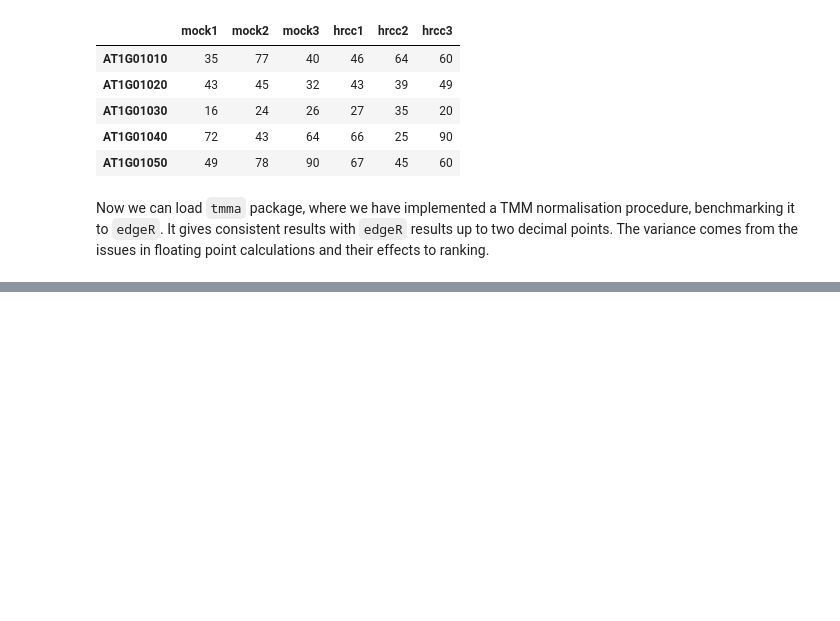
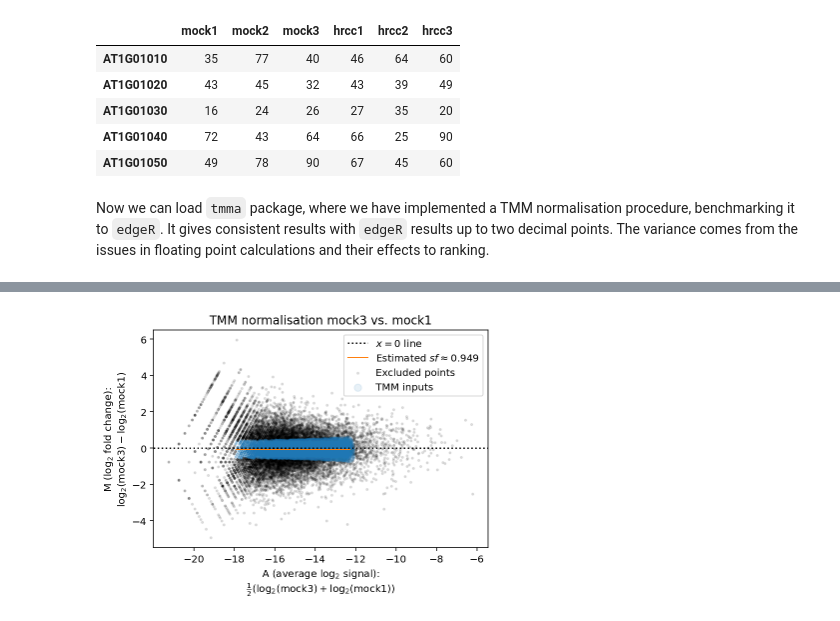
Before and after one commit to lukauskas/tmma, a Jupyter notebook: examples/Arabidopsis dataset.ipynb, the cells around one changed output, grey strips where cells are left out. Cells and saved outputs as stored; diff of their text form; code cells hidden in the pictures; blank space fills up the shorter version.

```diff
--- a/examples/Arabidopsis dataset.ipynb
+++ b/examples/Arabidopsis dataset.ipynb
@@ -59,0 +123,14 @@ Note that warnings above come from us trying to follow the R implementation (whi
+# %%
+obs = arabidopsis['mock3']
+ref = arabidopsis['mock1']
+
+m_values, a_values = tmma.ma_statistics(obs, ref)
+asymptotic_variances = tmma.asymptotic_variance(obs, ref)
+kept_after_trim = tmma.tmm_trim_mask(m_values, a_values)
+
+log2_sf = np.average(m_values[kept_after_trim],
+                     weights=1.0/asymptotic_variances[kept_after_trim])
+
+sf = np.power(2, log2_sf)
+
+sf
@@ -59,0 +141,69 @@ Note that warnings above come from us trying to follow the R implementation (whi
+# %%
+from matplotlib import pyplot as plt
+from scipy.interpolate import interp1d
+
+ax = plt.gca()
+
+ax.axhline(0, linestyle=':', color='black',
+           label="$x=0$ line")
+
+min_size = 4
+max_size = 100
+
+weights = 1.0 / asymptotic_variances
+size_function = interp1d([weights[kept_after_trim].min(),
+                          weights[kept_after_trim].max()],
+                         [min_size, max_size],
+                         bounds_error=False,
+                         fill_value='extrapolate'
+                         )
+
+sizes = size_function(weights)
+sizes[~kept_after_trim] = min_size
+
+scatter_kwargs = dict(alpha=.1, rasterized=True)
+
+color_other = 'black'
+ax.scatter(a_values[~kept_after_trim],
+           m_values[~kept_after_trim],
+           s=sizes[~kept_after_trim],
+           color='black',
+           label="Excluded points",
+           **scatter_kwargs,
+           )
+
+color_tmm = next(ax._get_lines.prop_cycler)['color']
+ax.scatter(a_values[kept_after_trim],
+           m_values[kept_after_trim],
+           s=sizes[kept_after_trim],
+           color=color_tmm,
+           label="TMM inputs",
+           **scatter_kwargs
+           )
+
+color_tmm_line = next(ax._get_lines.prop_cycler)['color']
+ax.plot([a_values[kept_after_trim].min(),
+         a_values[kept_after_trim].max()],
+         [np.log2(sf), np.log2(sf)],
+         color=color_tmm_line,
+         linewidth=1.0,
+         label=r"Estimated $sf \approx {:.3f}$".format(sf))
+
+xlabel = '\n'.join([
+    r'A (average $\log_2$ signal):',
+    r'$\frac{{1}}{{2}} \left( \log_2( \mathrm{{ {obs} }} ) + \log_2( \mathrm{{ {ref} }} ) \right)$'.format(obs=obs.name, ref=ref.name)
+])
+
+ylabel = '\n'.join([
+    r'M ($\log_2$ fold change):',
+    r'$\log_2( \mathrm{{ {obs} }} ) - \log_2( \mathrm{{ {ref} }} )$'.format(obs=obs.name, ref=ref.name)
+])
+
+
+ax.set_title("TMM normalisation {obs} vs. {ref}".format(obs=obs.name, ref=ref.name))
+
+ax.set_xlabel(xlabel)
+ax.set_ylabel(ylabel)
+
+ax.legend()
+# %% [output]
@@ -59,0 +211 @@ Note that warnings above come from us trying to follow the R implementation (whi
+[figure, added]
```
Also changed, not shown: parts of 24 cells of this notebook, 7 other files.
